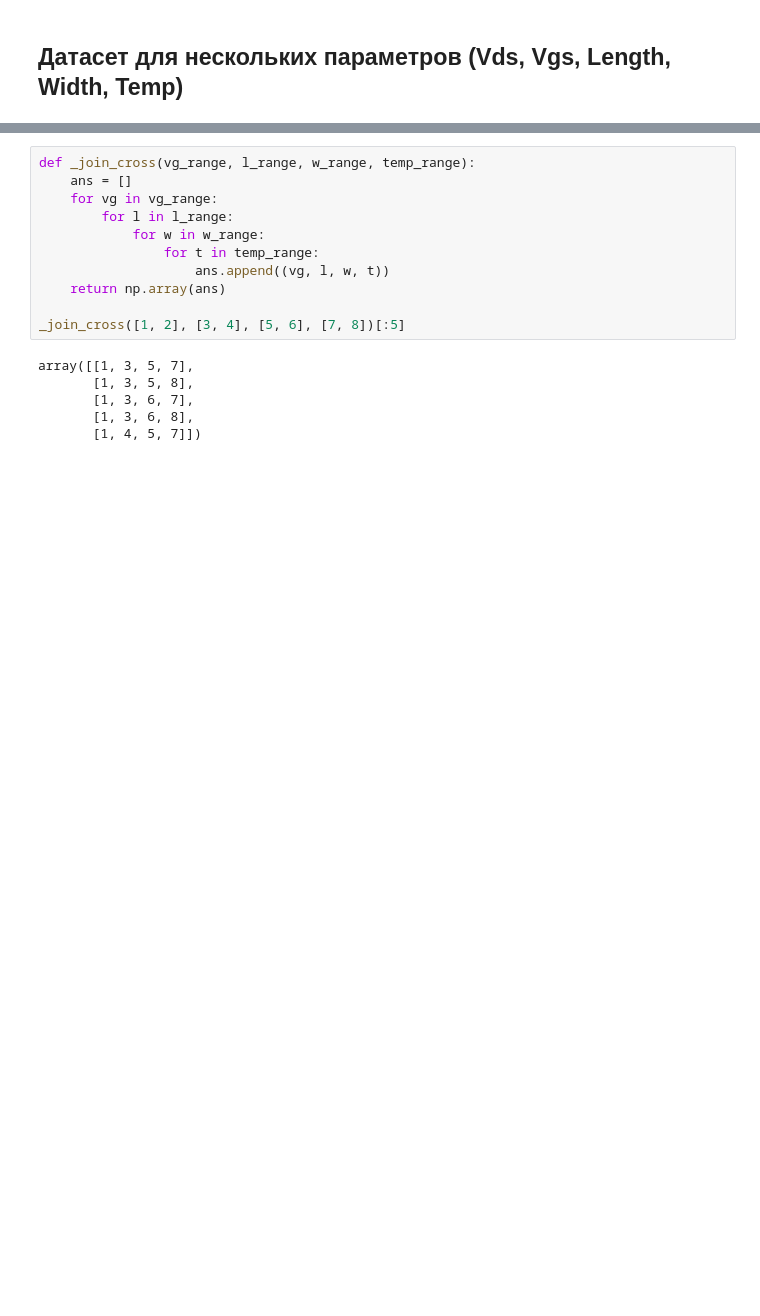
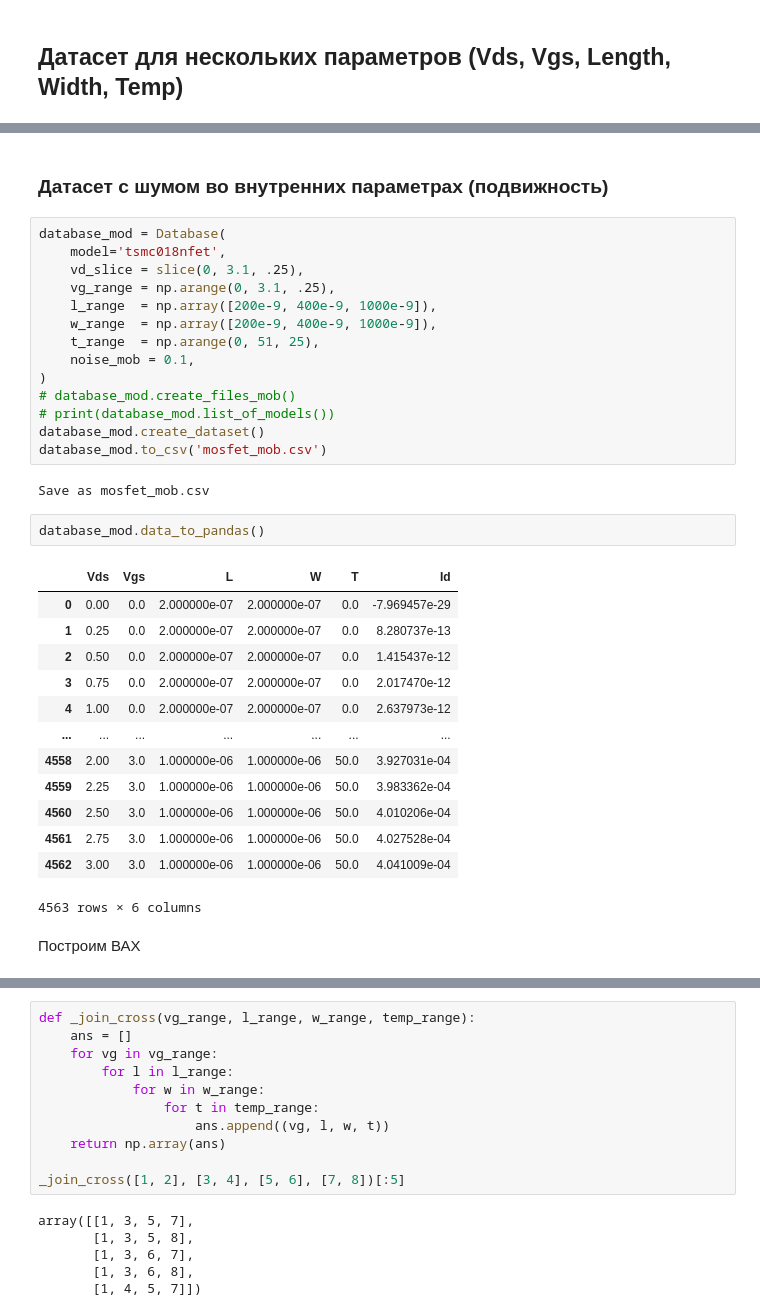
Before and after one commit to Larionov-Semyon/mosfet, a Jupyter notebook: dataset.ipynb, the cells around one changed output, grey strips where cells are left out. Cells and saved outputs as stored; diff of their text form; blank space fills up the shorter version.

```diff
--- a/dataset.ipynb
+++ b/dataset.ipynb
@@ -595,0 +1090,36 @@ plt.show()
+# %% [markdown]
+### Датасет с шумом во внутренних параметрах (подвижность)
+# %%
+database_mod = Database(
+    model='tsmc018nfet',
+    vd_slice = slice(0, 3.1, .25),
+    vg_range = np.arange(0, 3.1, .25),
+    l_range  = np.array([200e-9, 400e-9, 1000e-9]),
+    w_range  = np.array([200e-9, 400e-9, 1000e-9]),
+    t_range  = np.arange(0, 51, 25),
+    noise_mob = 0.1,
+)
+# database_mod.create_files_mob()
+# print(database_mod.list_of_models())
+database_mod.create_dataset()
+database_mod.to_csv('mosfet_mob.csv')
+# %% [output]
+Save as mosfet_mob.csv
+# %%
+database_mod.data_to_pandas()
+# %% [output]
+|  | Vds | Vgs | L | W | T | Id |
+| 0 | 0.00 | 0.0 | 2.000000e-07 | 2.000000e-07 | 0.0 | -7.969457e-29 |
+| 1 | 0.25 | 0.0 | 2.000000e-07 | 2.000000e-07 | 0.0 | 8.280737e-13 |
+| 2 | 0.50 | 0.0 | 2.000000e-07 | 2.000000e-07 | 0.0 | 1.415437e-12 |
+| 3 | 0.75 | 0.0 | 2.000000e-07 | 2.000000e-07 | 0.0 | 2.017470e-12 |
+| 4 | 1.00 | 0.0 | 2.000000e-07 | 2.000000e-07 | 0.0 | 2.637973e-12 |
+| ... | ... | ... | ... | ... | ... | ... |
+| 4558 | 2.00 | 3.0 | 1.000000e-06 | 1.000000e-06 | 50.0 | 3.927031e-04 |
+| 4559 | 2.25 | 3.0 | 1.000000e-06 | 1.000000e-06 | 50.0 | 3.983362e-04 |
+| 4560 | 2.50 | 3.0 | 1.000000e-06 | 1.000000e-06 | 50.0 | 4.010206e-04 |
+| 4561 | 2.75 | 3.0 | 1.000000e-06 | 1.000000e-06 | 50.0 | 4.027528e-04 |
+| 4562 | 3.00 | 3.0 | 1.000000e-06 | 1.000000e-06 | 50.0 | 4.041009e-04 |
+4563 rows × 6 columns
+# %% [markdown]
+Построим ВАХ
```
Also changed, not shown: parts of 106 cells of this notebook, 20 other files.
